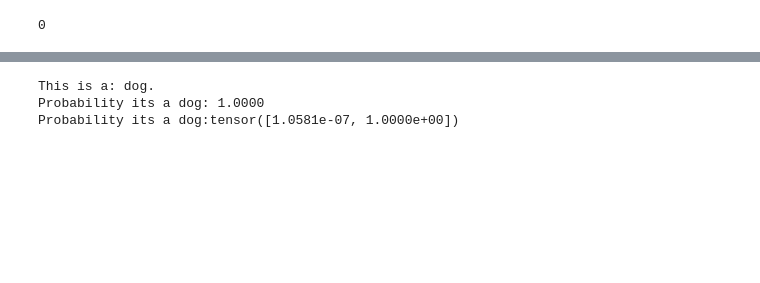
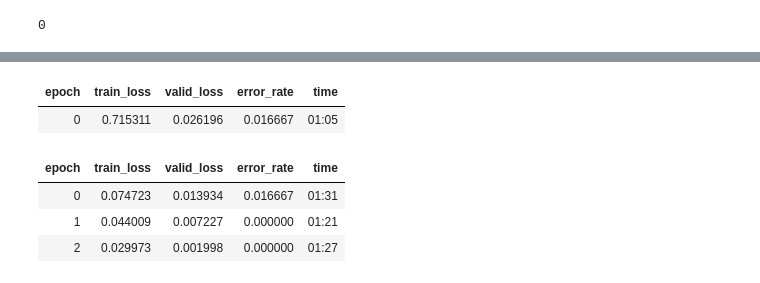
Before and after one commit to Achyut-Kr/ml-learning, a Jupyter notebook: Day1.ipynb, the cells around one changed output, grey strips where cells are left out. Saved outputs shown, nothing was run; the diff lists cells and outputs as text; code cells hidden in the pictures; blank space fills up the shorter version.

```diff
--- a/Day1.ipynb
+++ b/Day1.ipynb
@@ -135,6 +135,4 @@ learn2.fine_tune(1)
 # %%
-category,idx,probs=learn.predict(PILImage.create('dog.jpg'))
-print(f"This is a: {category}.")
-print(f"Probability its a {category}: {probs[idx]:.4f}")
-print(f"Probability its a {category}:{ probs}")
+learn3=vision_learner(dls,resnet34,metrics=error_rate)
+learn3.fine_tune(3)
 # %% [output]
@@ -145,3 +156,6 @@ print(f"Probability its a {category}:{ probs}")
-This is a: dog.
-Probability its a dog: 1.0000
-Probability its a dog:tensor([1.0581e-07, 1.0000e+00])
+| epoch | train_loss | valid_loss | error_rate | time |
+| 0 | 0.715311 | 0.026196 | 0.016667 | 01:05 |
+| epoch | train_loss | valid_loss | error_rate | time |
+| 0 | 0.074723 | 0.013934 | 0.016667 | 01:31 |
+| 1 | 0.044009 | 0.007227 | 0.000000 | 01:21 |
+| 2 | 0.029973 | 0.001998 | 0.000000 | 01:27 |
```
Also changed, not shown: parts of 11 cells of this notebook.
